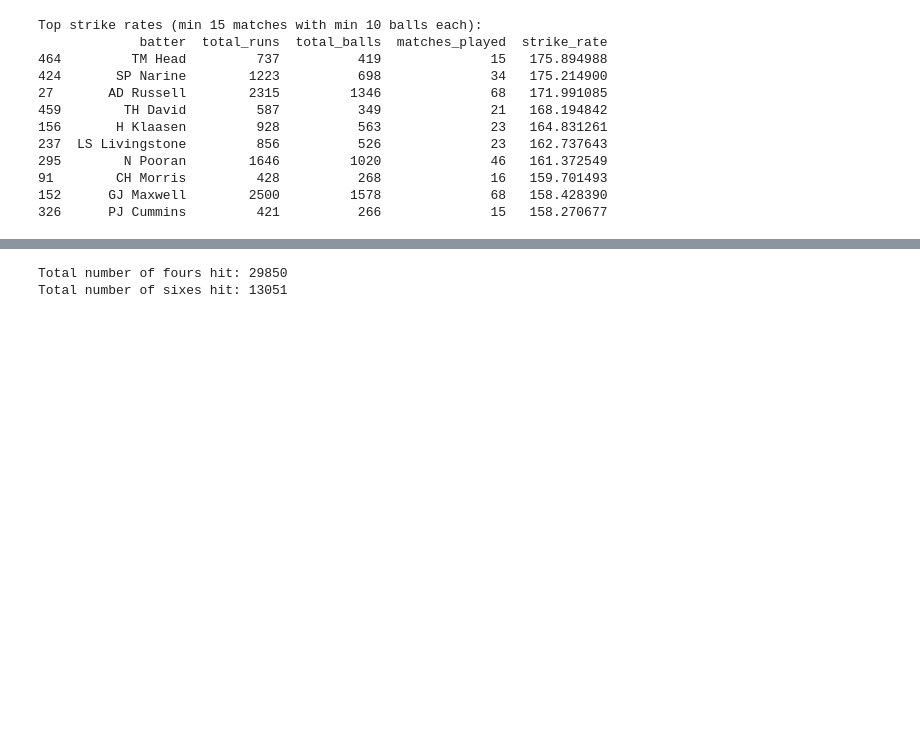
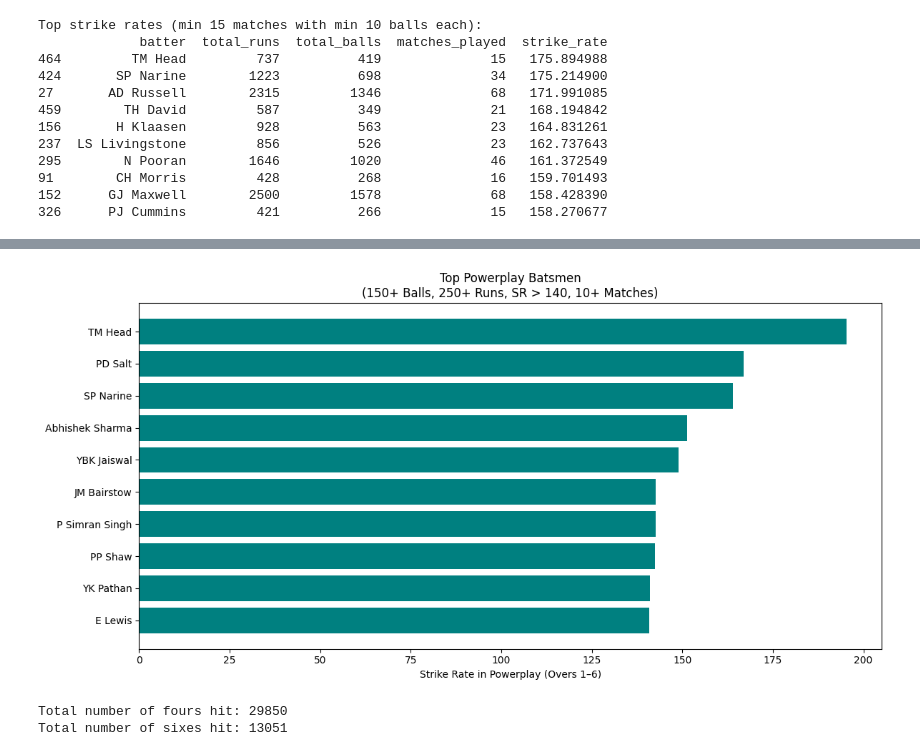
Before and after one commit to Parth-0804/DS_PROJEKT_AIM, a Jupyter notebook: 01_data/GR04_ipynb_Hiregoudar1_Ravaliya2_GoblipurBhanuprakashNag3.ipynb, the cells around one changed output, grey strips where cells are left out. Saved outputs shown, nothing was run; the diff lists cells and outputs as text; code cells hidden in the pictures; blank space fills up the shorter version.

```diff
--- a/01_data/GR04_ipynb_Hiregoudar1_Ravaliya2_GoblipurBhanuprakashNag3.ipynb
+++ b/01_data/GR04_ipynb_Hiregoudar1_Ravaliya2_GoblipurBhanuprakashNag3.ipynb
@@ -324,3 +423,50 @@ Top strike rates (min 15 matches with min 10 balls each):
+# %%
+# Step 1: Calculate number of matches played per batter
+batter_matches = deliveries.groupby('batter')['match_id'].nunique().reset_index(name='matches_played')
+
+# Step 2: Filter for powerplay overs (0–5)
+powerplay = deliveries[deliveries['over'] < 6]
+
+# Step 3: Aggregate stats in powerplay
+pp_stats = powerplay.groupby('batter').agg({
+    'batsman_runs': 'sum',
+    'ball': 'count'
+}).reset_index()
+
+# Step 4: Calculate strike rate
+pp_stats['strike_rate'] = (pp_stats['batsman_runs'] / pp_stats['ball']) * 100
+
+# Step 5: Merge with match counts
+pp_stats = pd.merge(pp_stats, batter_matches, on='batter', how='left')
+
+# Step 6: Apply all filters
+# - Min 200 balls faced
+# - Min 400 runs
+# - Strike rate > 175
+# - Min 25 matches
+pp_top_filtered = pp_stats[
+    (pp_stats['ball'] >= 150) &
+    (pp_stats['batsman_runs'] > 250) &
+    (pp_stats['strike_rate'] > 140) &
+    (pp_stats['matches_played'] > 10)
+]
+
+# Step 7: Sort by strike rate and get top 10
+pp_top_10 = pp_top_filtered.sort_values('strike_rate', ascending=False).head(10)
+
+# Show final result
+pp_top_10[['batter', 'batsman_runs', 'ball', 'strike_rate', 'matches_played']]
+
+# Plot the filtered powerplay top 10 batters
+plt.figure(figsize=(12, 6))
+plt.barh(pp_top_10['batter'], pp_top_10['strike_rate'], color='teal')
+plt.xlabel('Strike Rate in Powerplay (Overs 1–6)')
+plt.title('Top Powerplay Batsmen\n(150+ Balls, 250+ Runs, SR > 140, 10+ Matches)')
+plt.gca().invert_yaxis()
+plt.tight_layout()
+plt.show()
+# %% [output]
+[figure, added]
 # %%
 # Count of 4s and 6s
 num_fours = deliveries[deliveries['batsman_runs'] == 4].shape[0]
```
Also changed, not shown: parts of 10 cells of this notebook.
